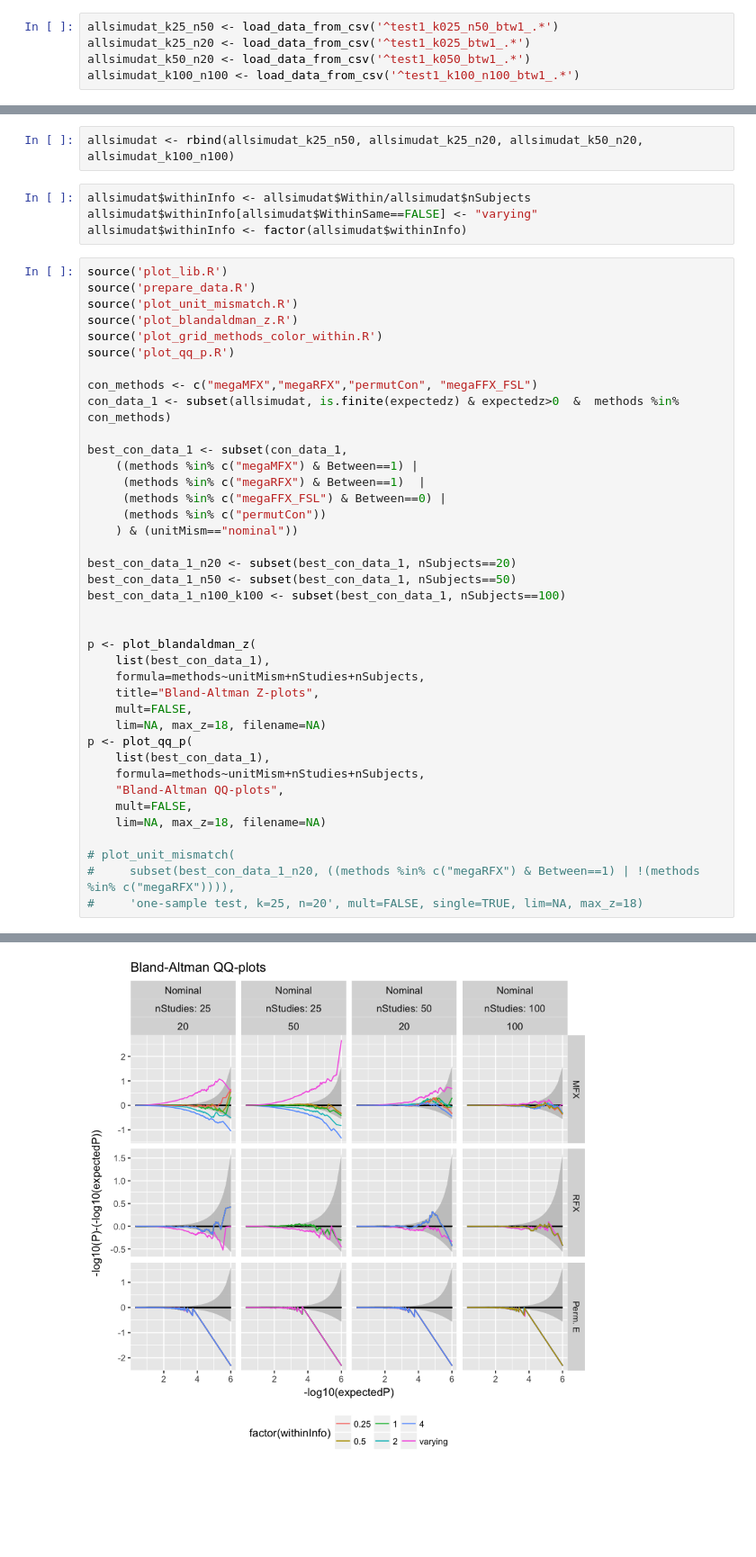
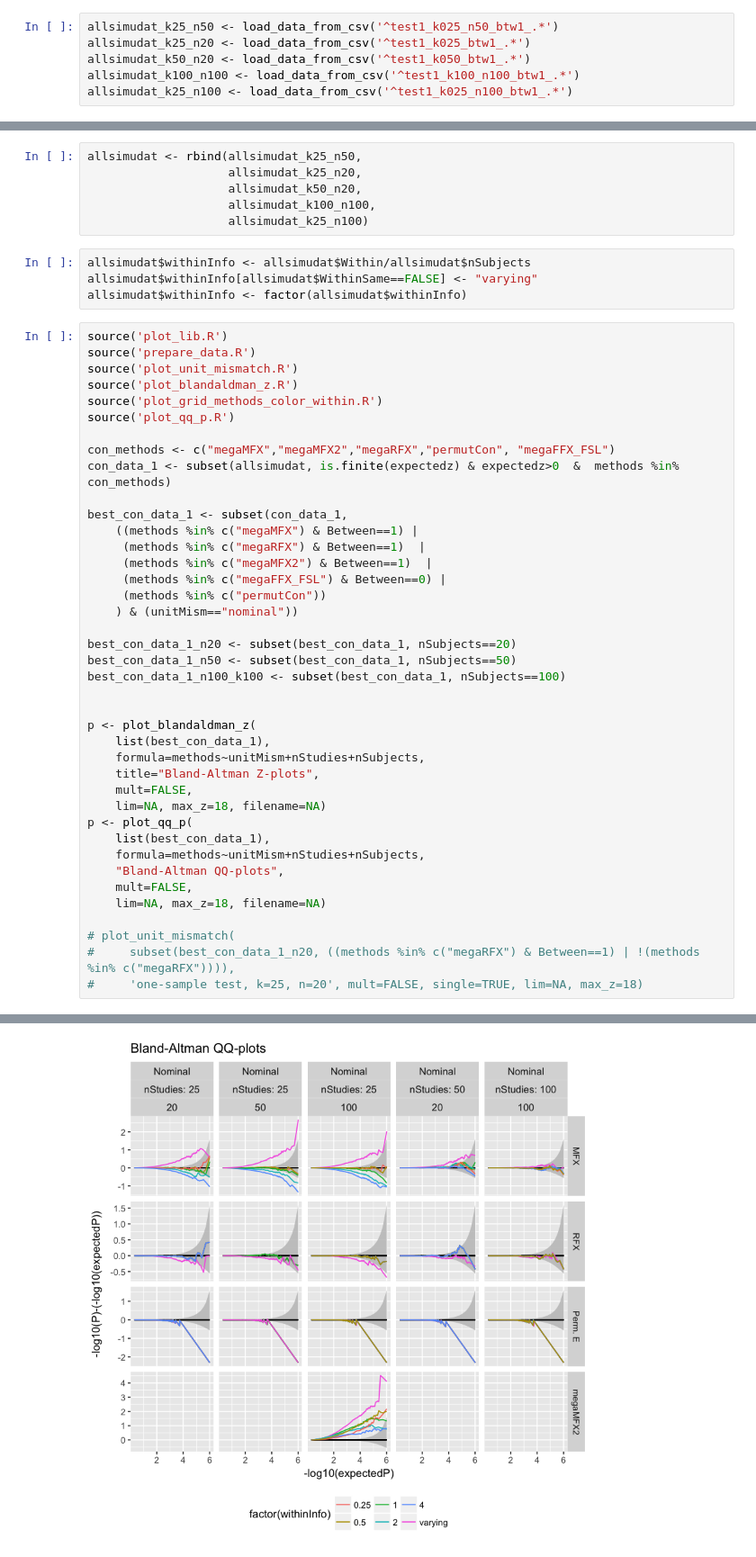
Before and after one commit to cmaumet/zmeta, a Jupyter notebook: Scripts/simulations/lib/plot_n50.ipynb, the cells around one changed output, grey strips where cells are left out. Shown at 90% size. Drawn from its saved outputs; the diff is of its cells as text; blank space fills up the shorter version.

```diff
--- a/Scripts/simulations/lib/plot_n50.ipynb
+++ b/Scripts/simulations/lib/plot_n50.ipynb
@@ -10,3 +19,4 @@ allsimudat_k25_n50 <- load_data_from_csv('^test1_k025_n50_btw1_.*')
 allsimudat_k25_n20 <- load_data_from_csv('^test1_k025_btw1_.*')
 allsimudat_k50_n20 <- load_data_from_csv('^test1_k050_btw1_.*')
 allsimudat_k100_n100 <- load_data_from_csv('^test1_k100_n100_btw1_.*')
+allsimudat_k25_n100 <- load_data_from_csv('^test1_k025_n100_btw1_.*')
@@ -13,5 +41,9 @@ allsimudat_k100_n100 <- load_data_from_csv('^test1_k100_n100_btw1_.*')
 # %%
-allsimudat <- rbind(allsimudat_k25_n50, allsimudat_k25_n20, allsimudat_k50_n20, allsimudat_k100_n100)
+allsimudat <- rbind(allsimudat_k25_n50,
+                    allsimudat_k25_n20,
+                    allsimudat_k50_n20,
+                    allsimudat_k100_n100,
+                    allsimudat_k25_n100)
 # %%
 allsimudat$withinInfo <- allsimudat$Within/allsimudat$nSubjects
 allsimudat$withinInfo[allsimudat$WithinSame==FALSE] <- "varying"
@@ -24,12 +56,13 @@ source('plot_blandaldman_z.R')
 source('plot_grid_methods_color_within.R')
 source('plot_qq_p.R')
 
-con_methods <- c("megaMFX","megaRFX","permutCon", "megaFFX_FSL")
+con_methods <- c("megaMFX","megaMFX2","megaRFX","permutCon", "megaFFX_FSL")
 con_data_1 <- subset(allsimudat, is.finite(expectedz) & expectedz>0  &  methods %in% con_methods)
 
 best_con_data_1 <- subset(con_data_1,
     ((methods %in% c("megaMFX") & Between==1) |
      (methods %in% c("megaRFX") & Between==1)  |
+     (methods %in% c("megaMFX2") & Between==1)  |
      (methods %in% c("megaFFX_FSL") & Between==0) |
      (methods %in% c("permutCon"))
     ) & (unitMism=="nominal"))
@@ -60 +93 @@ p <- plot_qq_p(
-[figure, old version]
+[figure, new version]
```
Also changed, not shown: parts of 3 cells of this notebook, 1 other file.
